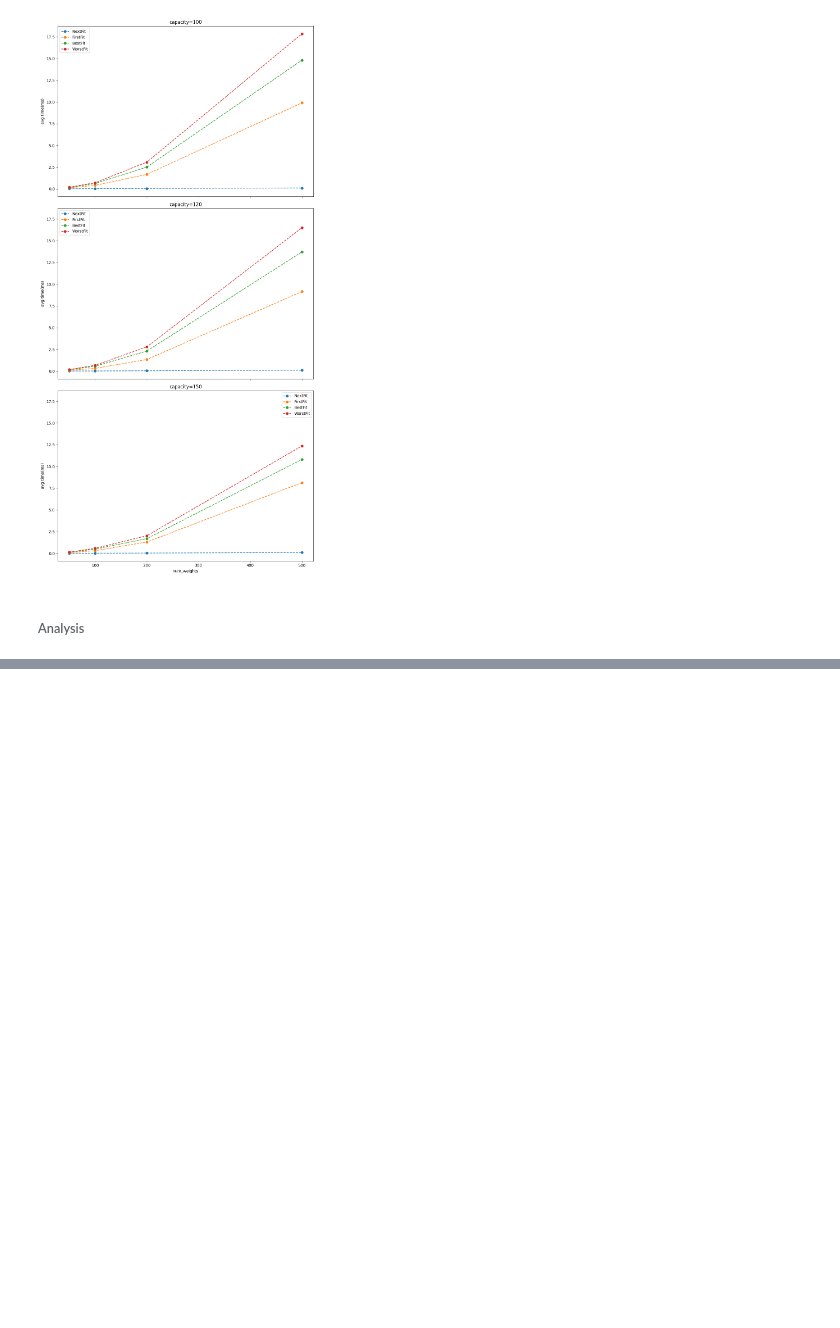
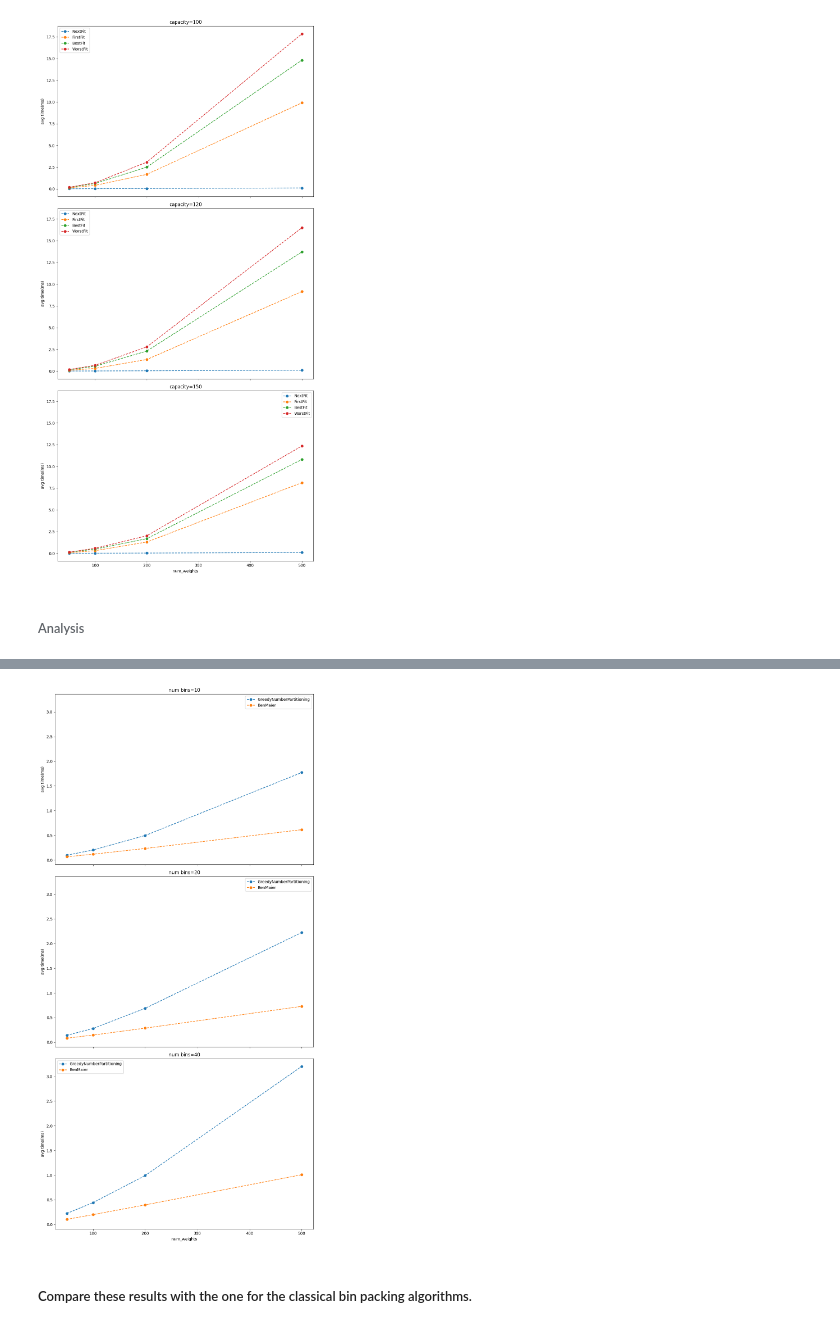
Before and after one commit to nivethakuruparan/bin-packing, a Jupyter notebook: report.ipynb, the cells around one changed output, grey strips where cells are left out. Saved outputs shown, nothing was run; the diff lists cells and outputs as text; code cells hidden in the pictures; blank space fills up the shorter version.

Commit message:
T5 - created algorithm and benchmark

```diff
--- a/report.ipynb
+++ b/report.ipynb
@@ -316,0 +360,36 @@ prettyfy_plot(fig, axes, w = 10, h = 20)
+# %%
+bench_datafile = 'outputs/partition_bench.json'
+if not exists(bench_datafile):
+    raise UserWarning('You must execute the benchmark before exploring the results!')
+# %%
+Context = tuple[str, str, str]        ## (strategy, num_weights, num_bins)
+Observations = dict[Context, list[float]]
+# %%
+obs = extract_observations(bench_datafile)
+# %%
+def plot_time_against_nb_weights_partition(obs: Observations, num_weights: list[int], algorithms: list[str], num_bins: int, canvas):
+    observed = { k: mean(o) * 1000 for k, o in obs.items() } ## We are plotting the avg execution time in ms
+    x_series = num_weights
+    for algo in algorithms:
+        # Extracting the y values associated to the x series
+        y_series = list(map(lambda e: observed[(algo, str(e), str(num_bins))], num_weights))
+        canvas.plot(x_series, y_series, label = algo, linestyle='--', marker='o')
+    canvas.set_title(f'num bins={num_bins}')
+    canvas.set(xlabel='num_weights', ylabel='avg time(ms)')
+    canvas.legend()
+# %%
+from itertools import product
+
+algorithms = ['GreedyNumberPartitioning', 'BenMaier']
+num_weights = [50, 100, 200, 500]
+num_bins = [10, 20, 40]
+
+fig, axes = plt.subplots(3,1, sharex = True, sharey=True)
+for x in range(3):
+    plot_time_against_nb_weights_partition(obs, num_weights, algorithms, num_bins[x], axes[x])
+
+prettyfy_plot(fig, axes, w = 10, h = 20)
+# %% [output]
+[figure, added]
+# %% [markdown]
+##### Compare these results with the one for the classical bin packing algorithms.
```
Also changed, not shown: parts of 21 cells of this notebook, 13 other files.
